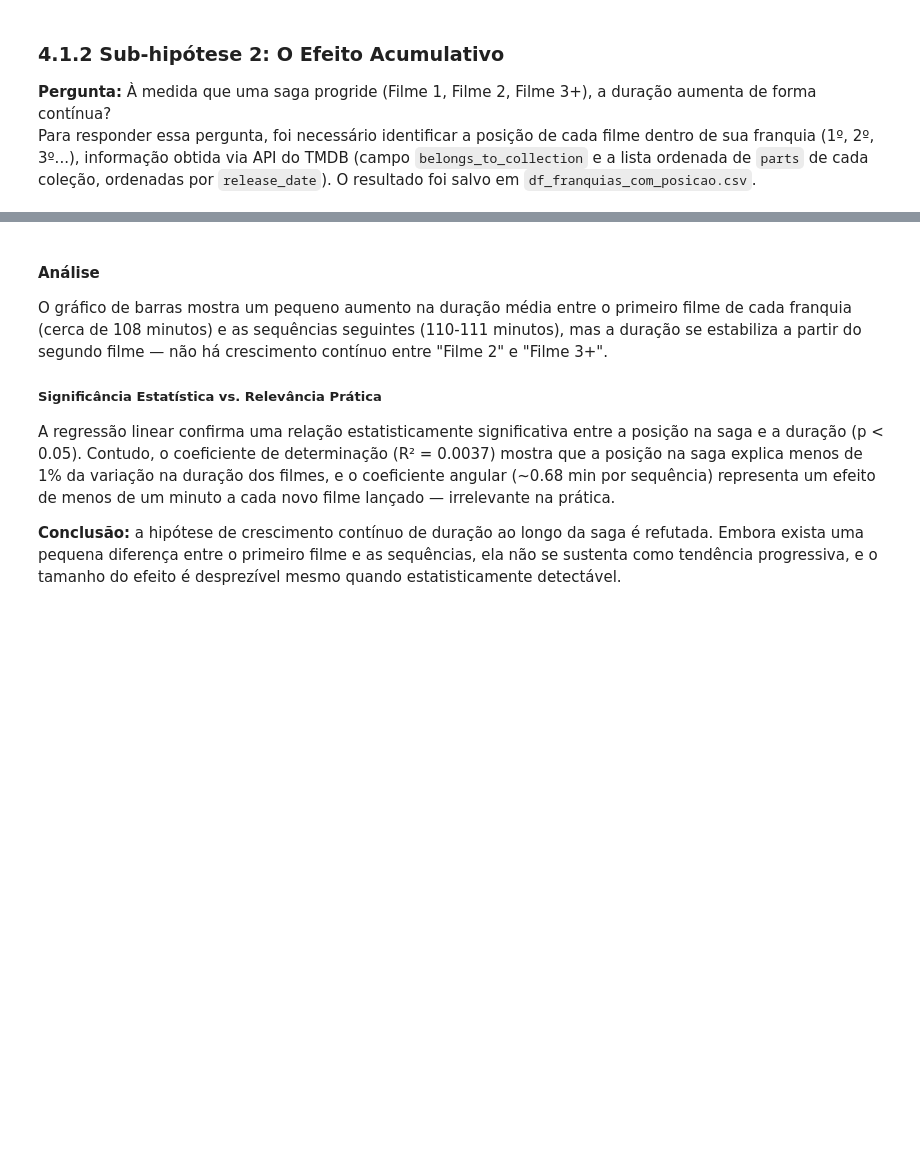
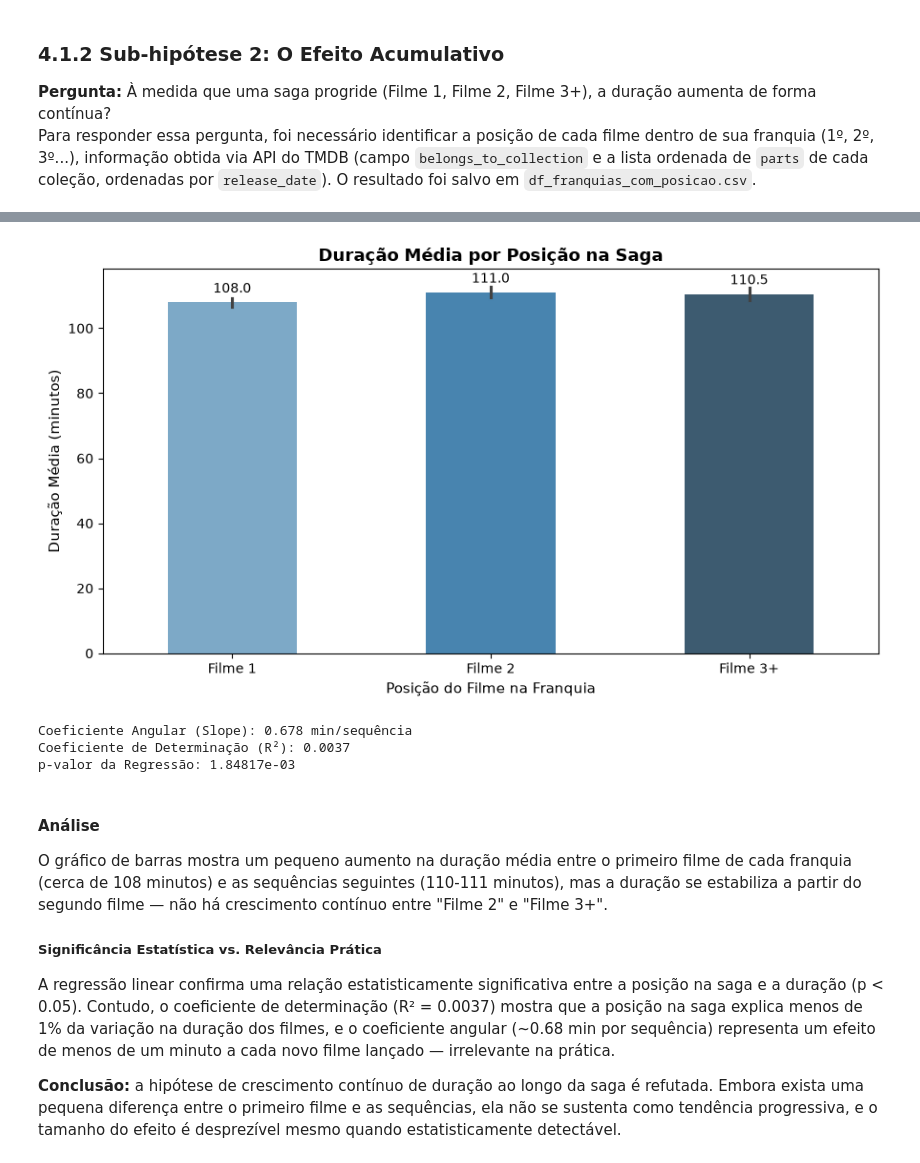
Before and after one commit to KawanePedro/icd-projeto, a Jupyter notebook: notebooks/presentation.ipynb, the cells around one changed output, grey strips where cells are left out. Drawn from its saved outputs; the diff is of its cells as text; code cells hidden in the pictures; blank space fills up the shorter version.

Commit message:
feat: adição sub-hipotese 3 pergunta 1 e teste de robustez + imagens atualizadas

```diff
--- a/notebooks/presentation.ipynb
+++ b/notebooks/presentation.ipynb
@@ -666,3 +618,51 @@ p-valor da Regressão: 1.84817e-03
+# %%
+import matplotlib.pyplot as plt
+import pandas as pd
+import seaborn as sns
+from scipy import stats
+
+df_saga = pd.read_csv('../data/df_franquias_com_posicao.csv').dropna(
+    subset=['saga_position', 'runtimeMinutes']
+)
+df_saga['saga_position'] = df_saga['saga_position'].astype(int)
+df_saga['grupo_saga'] = df_saga['saga_position'].apply(
+    lambda x: 'Filme 1' if x == 1 else ('Filme 2' if x == 2 else 'Filme 3+')
+)
+
+plt.figure(figsize=(9, 5))
+ax = sns.barplot(
+    data=df_saga,
+    x='grupo_saga',
+    y='runtimeMinutes',
+    order=['Filme 1', 'Filme 2', 'Filme 3+'],
+    hue='grupo_saga',
+    palette='Blues_d',
+    legend=False,
+    errorbar=('ci', 95),
+    width=0.5,
+)
+for container in ax.containers:
+    ax.bar_label(container, fmt='%.1f', padding=5, fontsize=10)
+
+plt.title('Duração Média por Posição na Saga', fontsize=13, fontweight='bold')
+plt.xlabel('Posição do Filme na Franquia', fontsize=11)
+plt.ylabel('Duração Média (minutos)', fontsize=11)
+plt.tight_layout()
+plt.savefig('../figs/h2_duracao_por_posicao_saga.png', dpi=150)
+plt.show()
+
+slope, intercept, r_value, p_value, std_err = stats.linregress(
+    df_saga['saga_position'], df_saga['runtimeMinutes']
+)
+r_squared = r_value**2
+print(f'Coeficiente Angular (Slope): {slope:.3f} min/sequência')
+print(f'Coeficiente de Determinação (R²): {r_squared:.4f}')
+print(f'p-valor da Regressão: {p_value:.5e}')
+# %% [output]
+[figure, added]
+Coeficiente Angular (Slope): 0.678 min/sequência
+Coeficiente de Determinação (R²): 0.0037
+p-valor da Regressão: 1.84817e-03
 # %% [markdown]
 <h4>Análise</h4>
 
```
Also changed, not shown: parts of 12 cells of this notebook, 8 other files.
